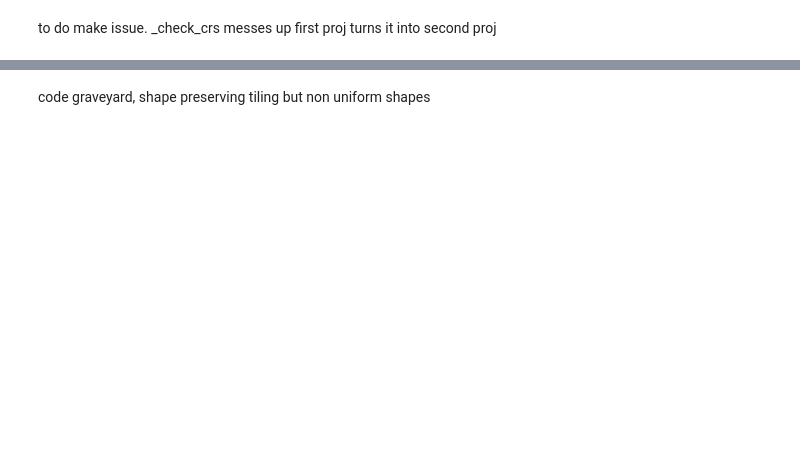
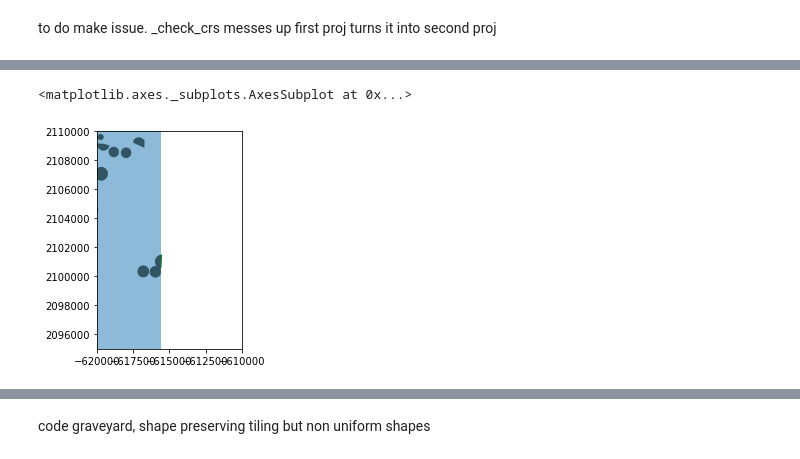
Before and after one commit to ecohydro/Mask_RCNN, a Jupyter notebook: notebooks/run_dask_preprocess.ipynb, the cells around one changed output, grey strips where cells are left out. Drawn from its saved outputs; the diff is of its cells as text; code cells hidden in the pictures; blank space fills up the shorter version.

```diff
--- a/notebooks/run_dask_preprocess.ipynb
+++ b/notebooks/run_dask_preprocess.ipynb
@@ -197,5 +264,5 @@ bounds_poly = gdf.to_crs(src.crs)['geometry'].iloc[0]
 # %%
-import rasterio
+im_path = Path("/datadrive/test-ard-june-sept-rgb/scene/").glob("*")[0]
 src = rasterio.open(im_path)
 polys = list(rasterio.features.shapes(src.read(), mask=(src.read() == src.nodata), connectivity=4, transform=src.transform))
 nodata_shapes = [shape(poly[0]) for poly in polys]
@@ -225,10 +278,21 @@ from geopandas import GeoDataFrame
+# %%
+im_box_gdf = gpd.GeoDataFrame(geometry = [box(src.bounds.left, src.bounds.bottom, src.bounds.right, src.bounds.top)], crs = src.crs)
+im_box_edge = im_box_gdf.copy()
+im_box_edge['geometry'] = im_box_gdf.geometry.buffer(5000)
+im_box_edge = gpd.overlay(im_box_edge, im_box_gdf, how='difference')
+shp_frame2 = gpd.overlay(shp_frame, im_box_edge, how='difference')
 # %%
 fig, ax = plt.subplots()
-ax.set_ylim([2045000, 2050000])
-ax.set_xlim([-670000, -660000])
-bounds_gdf_edge.plot(ax=ax, color="red")
-bounds_gdf.plot(ax=ax)
+ax.set_ylim([2095000, 2110000])
+ax.set_xlim([-620000, -610000])
+# bounds_gdf_edge.plot(ax=ax, color="red")
+# bounds_gdf.plot(ax=ax)
 shp_frame.plot(ax=ax, color="green")
+im_box_gdf.plot(ax=ax, alpha=.5)
+shp_frame2.plot(ax=ax, color="purple", alpha = .3)
+# %% [output]
+<matplotlib.axes._subplots.AxesSubplot at 0x...>
+[figure, added]
 # %%
 shp_frame_diffed.plot()
 # %%
```
Also changed, not shown: parts of 56 cells of this notebook, 2 other files.
